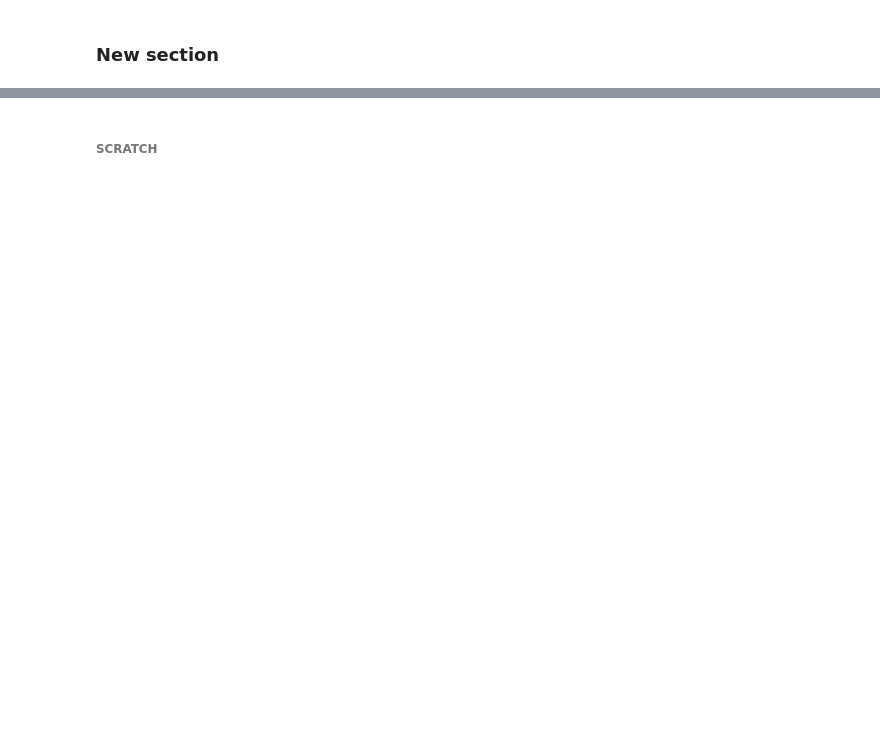
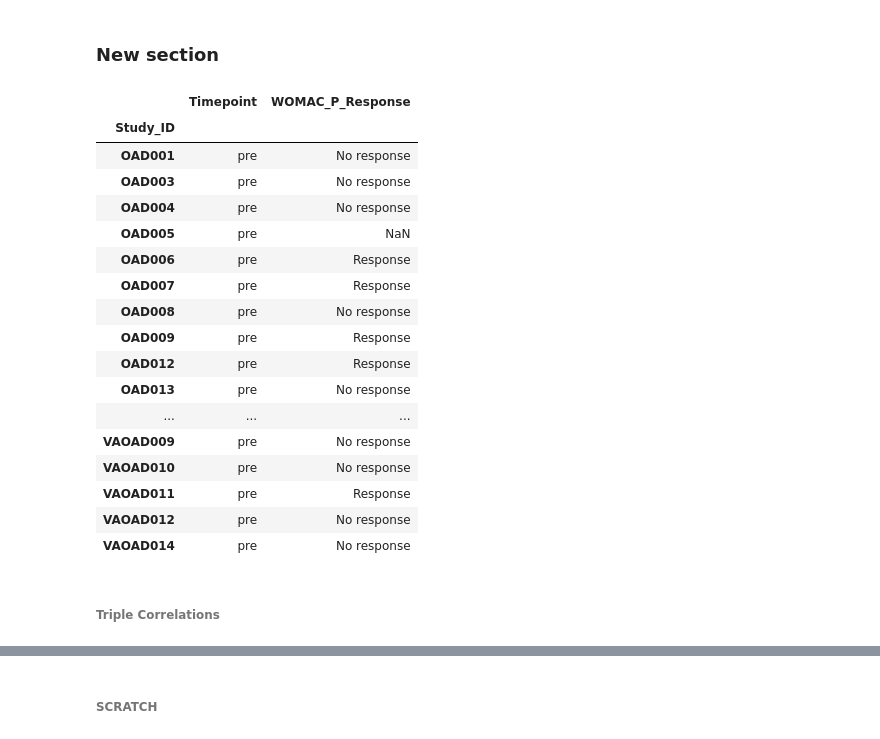
Before and after one commit to kbpi314/oa, a Jupyter notebook: code/oa_v4.ipynb, the cells around one changed output, grey strips where cells are left out. Saved outputs shown, nothing was run; the diff lists cells and outputs as text; code cells hidden in the pictures; blank space fills up the shorter version.

```diff
--- a/code/oa_v4.ipynb
+++ b/code/oa_v4.ipynb
@@ -4330,2 +3831,26 @@ df.head()
 # %% [markdown]
 ### New section ###
+# %%
+df_otu = gt_to_otu['stool']['all']
+df_map
+# %% [output]
+|  | Timepoint | WOMAC_P_Response |
+| Study_ID |  |  |
+| OAD001 | pre | No response |
+| OAD003 | pre | No response |
+| OAD004 | pre | No response |
+| OAD005 | pre | NaN |
+| OAD006 | pre | Response |
+| OAD007 | pre | Response |
+| OAD008 | pre | No response |
+| OAD009 | pre | Response |
+| OAD012 | pre | Response |
+| OAD013 | pre | No response |
+| ... | ... | ... |
+| VAOAD009 | pre | No response |
+| VAOAD010 | pre | No response |
+| VAOAD011 | pre | Response |
+| VAOAD012 | pre | No response |
+| VAOAD014 | pre | No response |
+# %% [markdown]
+###### Triple Correlations ######
```
Also changed, not shown: parts of 84 cells of this notebook, 1 other file.
